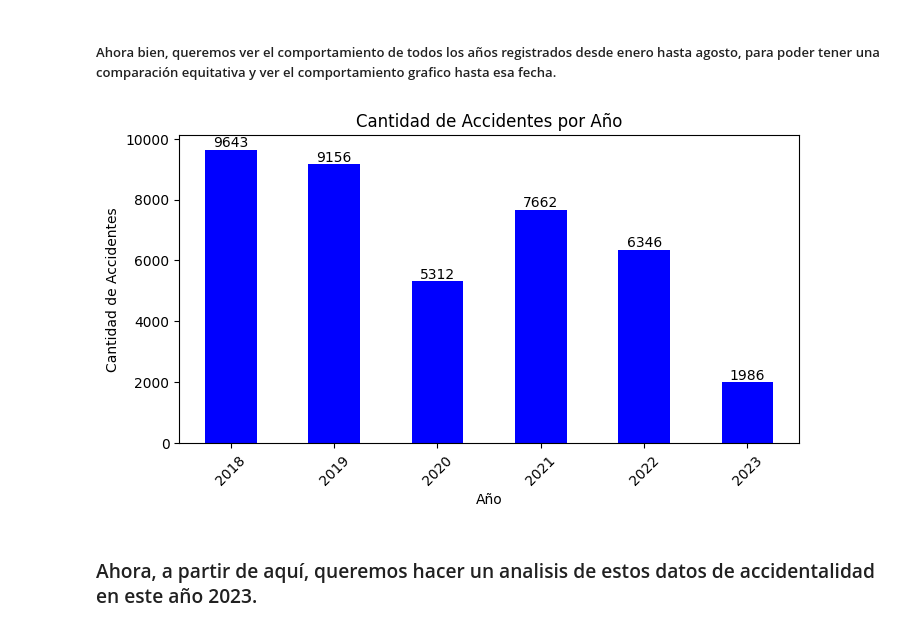
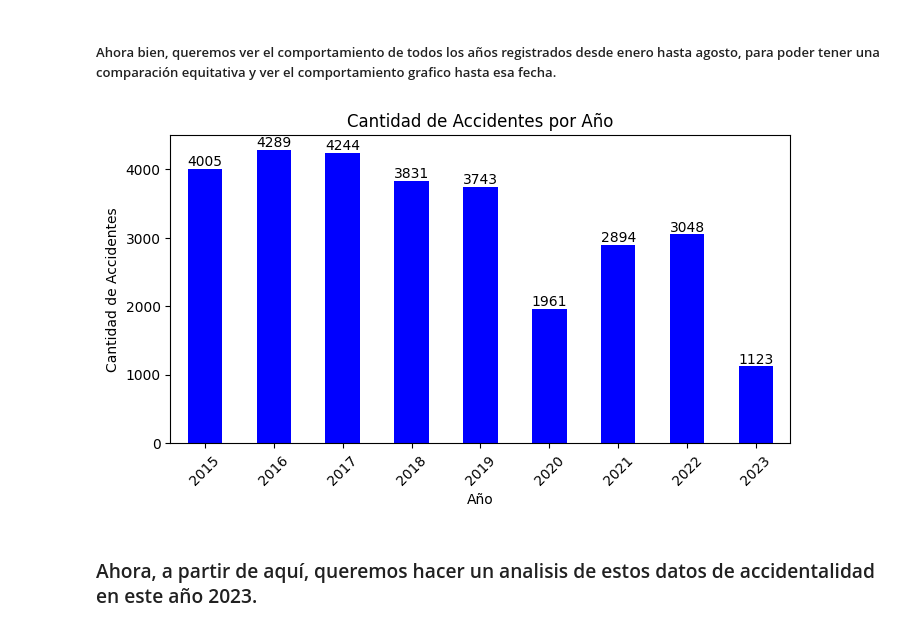
Before and after one commit to AndresFVargasV/Analisis_Accidentes_Barranquilla, a Jupyter notebook: Accidentalidad_Barranquilla.ipynb, the cells around one changed output. Saved outputs shown, nothing was run; the diff lists cells and outputs as text; code cells hidden in the pictures.

```diff
--- a/Accidentalidad_Barranquilla.ipynb
+++ b/Accidentalidad_Barranquilla.ipynb
@@ -23,11 +23,28 @@ pd.set_option("display.width", None)
 # %%
 client = Socrata("www.datos.gov.co", None)
-results = client.get("nfa3-wgxy", limit=50000)
+results = client.get("yb9r-2dsi", limit=50000)
 results_df = pd.DataFrame.from_records(results)
 # %% [output]
 WARNING:root:Requests made without an app_token will be subject to strict throttling limits.
 # %% [markdown]
 ### Obetenemos un poco de información acerca de nuestros datos generales de accidentalidad en la ciudad de Barranquilla.
+# %%
+results_df = results_df.map(lambda x: x.lower() if isinstance(x, str) else x)
+meses_a_numeros = {
+    'enero': 1,
+    'febrero': 2,
+    'marzo': 3,
+    'abril': 4,
+    'mayo': 5,
+    'junio': 6,
+    'julio': 7,
+    'agosto': 8,
+    'septiembre': 9,
+    'octubre': 10,
+    'noviembre': 11,
+    'diciembre': 12
+}
+results_df['mes_accidente'] = results_df['mes_accidente'].replace(meses_a_numeros)
 # %%
 results_df.info()
 # %% [output]
@@ -78,21 +106,21 @@ plt.show()
 # %% [markdown]
 ##### Ahora bien, queremos ver el comportamiento de todos los años registrados desde enero hasta agosto, para poder tener una comparación equitativa y ver el comportamiento grafico hasta esa fecha.
 # %%
-accidentes_enero_agosto = results_df[(results_df['mes_accidente'] >= '1') & (results_df['mes_accidente'] <= '8')]
+accidentes_enero_agosto = results_df[(results_df['mes_accidente'] >= 1) & (results_df['mes_accidente'] <= 8)]
 
 accidentes_por_año_enero_agosto = accidentes_enero_agosto['a_o_accidente'].value_counts().sort_index()
 
 plt.figure(figsize=(8, 4))
 bar_two = accidentes_por_año_enero_agosto.plot.bar(x=accidentes_por_año_enero_agosto.index, y=accidentes_por_año_enero_agosto.values, color='blue')
 plt.title('Cantidad de Accidentes por Año')
 plt.xlabel('Año')
 plt.ylabel('Cantidad de Accidentes')
 plt.xticks(rotation=45)
 for i, valor in enumerate(accidentes_por_año_enero_agosto.values):
     bar_two.text(i, valor + 0.2, str(valor), ha='center', va='bottom')
 plt.show()
 # %% [output]
-[figure, old version]
+[figure, new version]
 # %% [markdown]
 ### Ahora, a partir de aquí, queremos hacer un analisis de estos datos de accidentalidad en este año 2023.
 # %%
```
Also changed, not shown: parts of 6 cells of this notebook.
